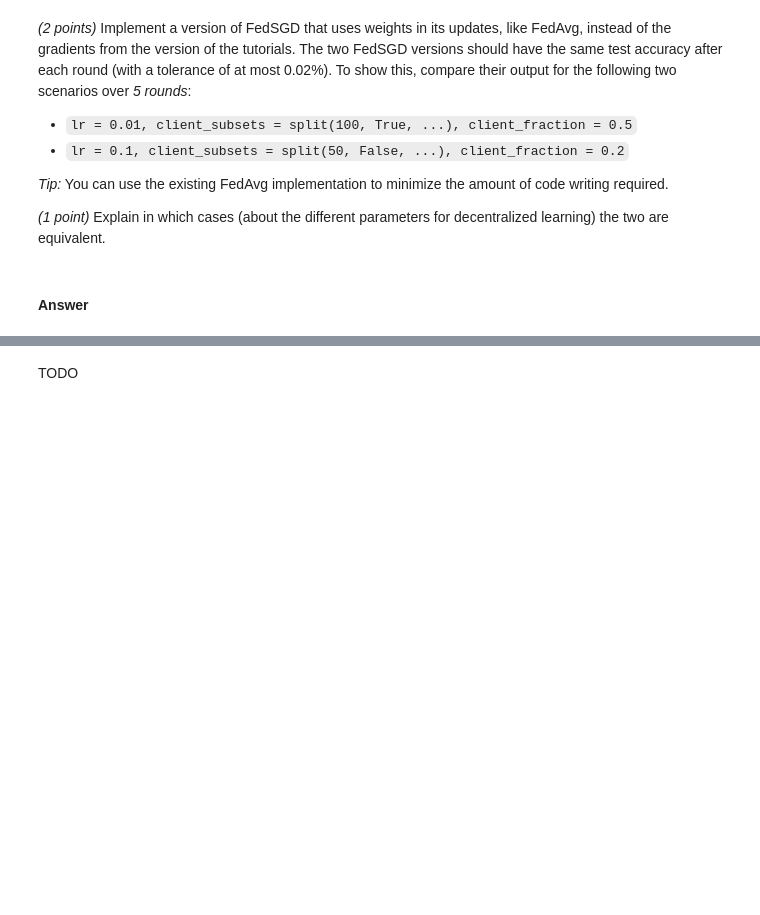
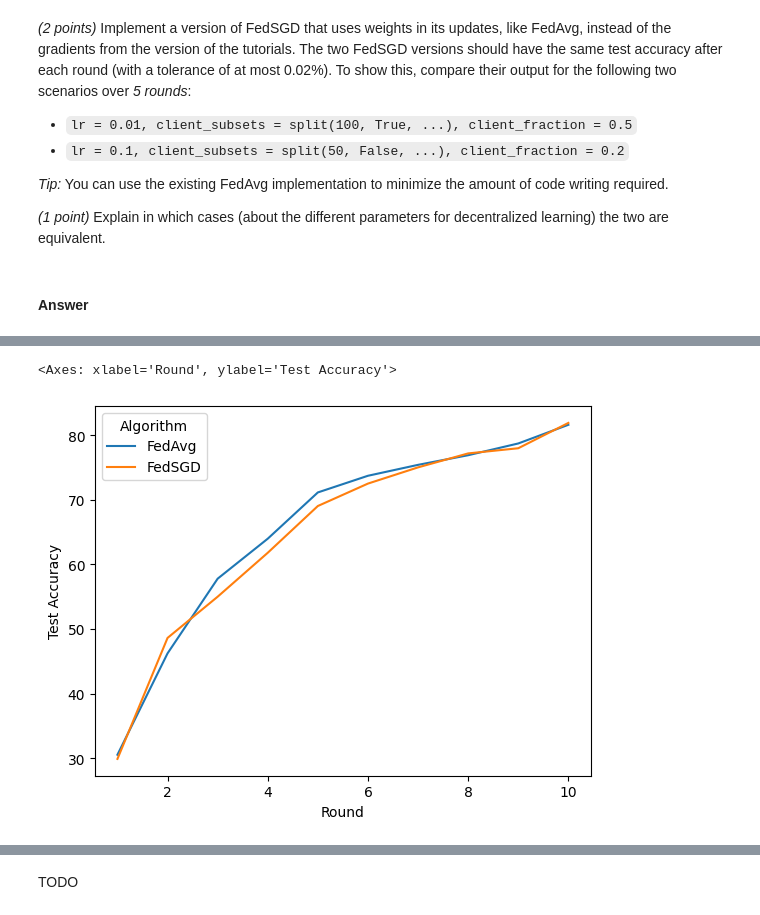
Before and after one commit to ChungAndre/DDLS25, a Jupyter notebook: lab/homework-1.ipynb, the cells around one changed output, grey strips where cells are left out. Saved outputs shown, nothing was run; the diff lists cells and outputs as text; code cells hidden in the pictures; blank space fills up the shorter version.

```diff
--- a/lab/homework-1.ipynb
+++ b/lab/homework-1.ipynb
@@ -456,0 +183,38 @@ NameError: name '__file__' is not defined
+# %%
+# Parameters
+n = 100
+lr = 0.01
+c = 0.1
+e = 1
+b = 100
+nr_rounds = 10
+iid = True
+seed = 10
+
+# Split data
+client_subsets = split(n, iid, seed)
+
+# Initialize servers
+fed_avg_server = FedAvgServer(lr, b, client_subsets, c, e, seed)
+fed_sgd_server = FedSGDServer(lr, b, client_subsets, c, seed)
+
+# Run servers
+result_avg = fed_avg_server.run(nr_rounds)
+result_sgd = fed_sgd_server.run(nr_rounds)
+
+# Collect results
+results = {
+    "FedAvg": result_avg.test_accuracy,
+    "FedSGD": result_sgd.test_accuracy
+}
+
+# Create DataFrame for plotting
+df = pd.DataFrame(results)
+df["Round"] = range(1, nr_rounds + 1)
+df = df.melt(id_vars=["Round"], var_name="Algorithm", value_name="Test Accuracy")
+
+# Plot results
+sns.lineplot(data=df, x="Round", y="Test Accuracy", hue="Algorithm")
+# %% [output]
+<Axes: xlabel='Round', ylabel='Test Accuracy'>
+[figure, added]
```
Also changed, not shown: parts of 8 cells of this notebook, 2 other files.
